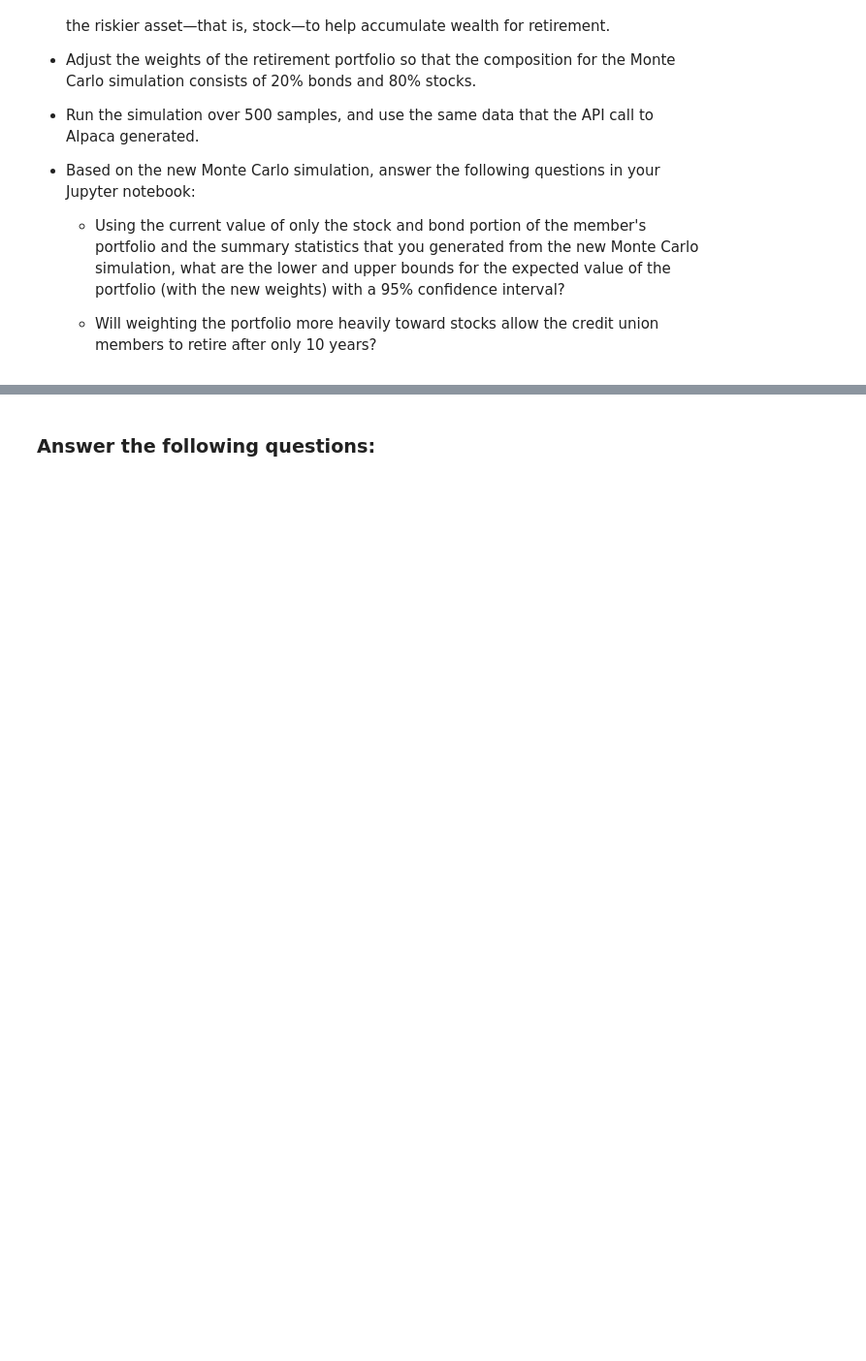
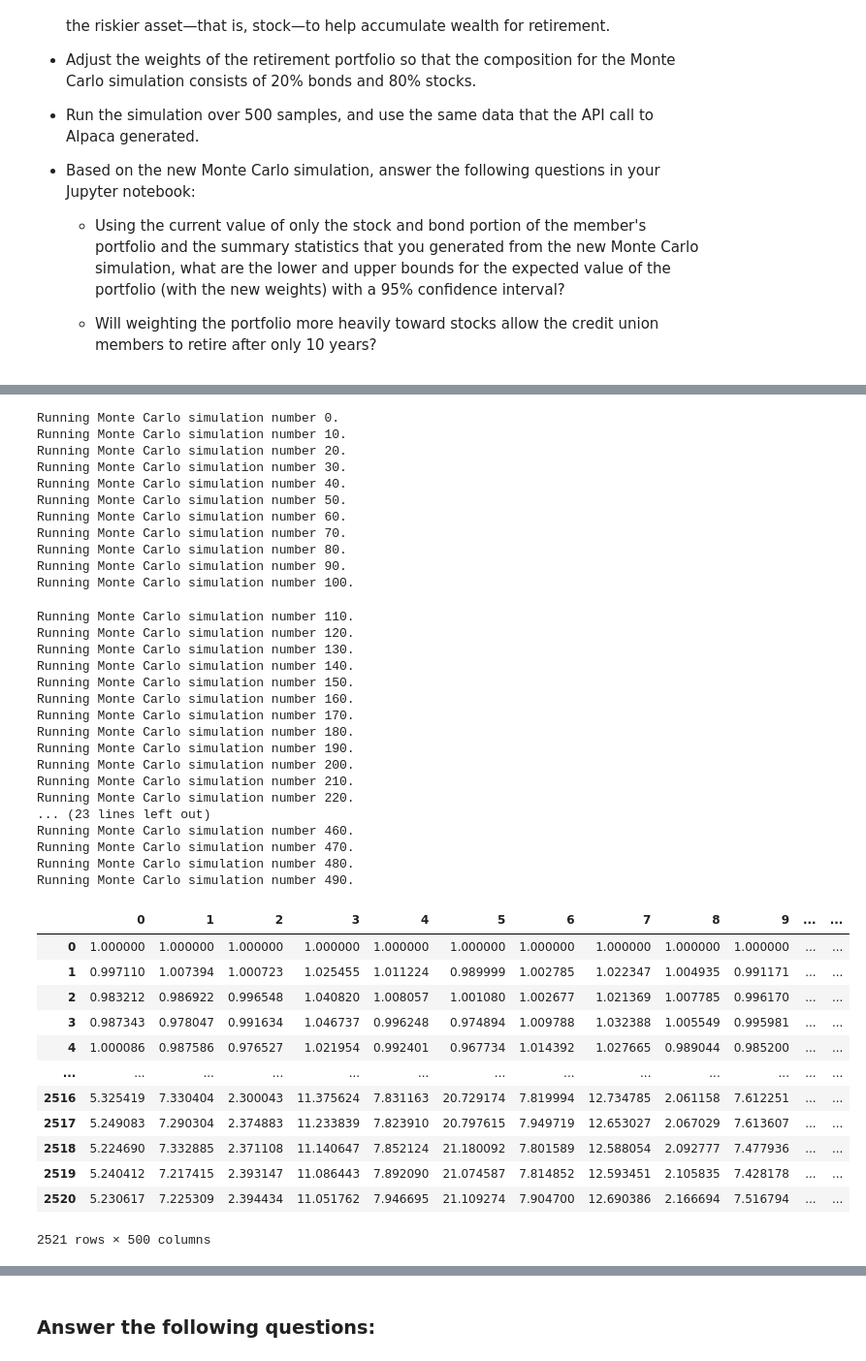
Before and after one commit to msashokkumar/05_financial_planner, a Jupyter notebook: financial_planning_tools.ipynb, the cells around one changed output, grey strips where cells are left out. Shown at 97% size. Cells and saved outputs as stored; diff of their text form; code cells hidden in the pictures; blank space fills up the shorter version.

```diff
--- a/financial_planning_tools.ipynb
+++ b/financial_planning_tools.ipynb
@@ -612,6 +626,48 @@ For this new Monte Carlo simulation, do the following:
 # %%
 # Run the Monte Carlo simulation to forecast 10 years cumulative returns
-# YOUR CODE HERE
+MC_ten_years_even_weight.calc_cumulative_return()
+# %% [output]
+Running Monte Carlo simulation number 0.
+Running Monte Carlo simulation number 10.
+Running Monte Carlo simulation number 20.
+Running Monte Carlo simulation number 30.
+Running Monte Carlo simulation number 40.
+Running Monte Carlo simulation number 50.
+Running Monte Carlo simulation number 60.
+Running Monte Carlo simulation number 70.
+Running Monte Carlo simulation number 80.
+Running Monte Carlo simulation number 90.
+Running Monte Carlo simulation number 100.
+Running Monte Carlo simulation number 110.
+Running Monte Carlo simulation number 120.
+Running Monte Carlo simulation number 130.
+Running Monte Carlo simulation number 140.
+Running Monte Carlo simulation number 150.
+Running Monte Carlo simulation number 160.
+Running Monte Carlo simulation number 170.
+Running Monte Carlo simulation number 180.
+Running Monte Carlo simulation number 190.
+Running Monte Carlo simulation number 200.
+Running Monte Carlo simulation number 210.
+Running Monte Carlo simulation number 220.
+... (23 lines left out)
+Running Monte Carlo simulation number 460.
+Running Monte Carlo simulation number 470.
+Running Monte Carlo simulation number 480.
+Running Monte Carlo simulation number 490.
+|  | 0 | 1 | 2 | 3 | 4 | 5 | 6 | 7 | 8 | 9 | ... | ... |
+| 0 | 1.000000 | 1.000000 | 1.000000 | 1.000000 | 1.000000 | 1.000000 | 1.000000 | 1.000000 | 1.000000 | 1.000000 | ... | ... |
+| 1 | 0.997110 | 1.007394 | 1.000723 | 1.025455 | 1.011224 | 0.989999 | 1.002785 | 1.022347 | 1.004935 | 0.991171 | ... | ... |
+| 2 | 0.983212 | 0.986922 | 0.996548 | 1.040820 | 1.008057 | 1.001080 | 1.002677 | 1.021369 | 1.007785 | 0.996170 | ... | ... |
+| 3 | 0.987343 | 0.978047 | 0.991634 | 1.046737 | 0.996248 | 0.974894 | 1.009788 | 1.032388 | 1.005549 | 0.995981 | ... | ... |
+| 4 | 1.000086 | 0.987586 | 0.976527 | 1.021954 | 0.992401 | 0.967734 | 1.014392 | 1.027665 | 0.989044 | 0.985200 | ... | ... |
+| ... | ... | ... | ... | ... | ... | ... | ... | ... | ... | ... | ... | ... |
+| 2516 | 5.325419 | 7.330404 | 2.300043 | 11.375624 | 7.831163 | 20.729174 | 7.819994 | 12.734785 | 2.061158 | 7.612251 | ... | ... |
+| 2517 | 5.249083 | 7.290304 | 2.374883 | 11.233839 | 7.823910 | 20.797615 | 7.949719 | 12.653027 | 2.067029 | 7.613607 | ... | ... |
+| 2518 | 5.224690 | 7.332885 | 2.371108 | 11.140647 | 7.852124 | 21.180092 | 7.801589 | 12.588054 | 2.092777 | 7.477936 | ... | ... |
+| 2519 | 5.240412 | 7.217415 | 2.393147 | 11.086443 | 7.892090 | 21.074587 | 7.814852 | 12.593451 | 2.105835 | 7.428178 | ... | ... |
+| 2520 | 5.230617 | 7.225309 | 2.394434 | 11.051762 | 7.946695 | 21.109274 | 7.904700 | 12.690386 | 2.166694 | 7.516794 | ... | ... |
+2521 rows × 500 columns
 # %%
 # Visualize the 10-year Monte Carlo simulation by creating an
 # overlay line plot
```
Also changed, not shown: parts of 9 cells of this notebook.
